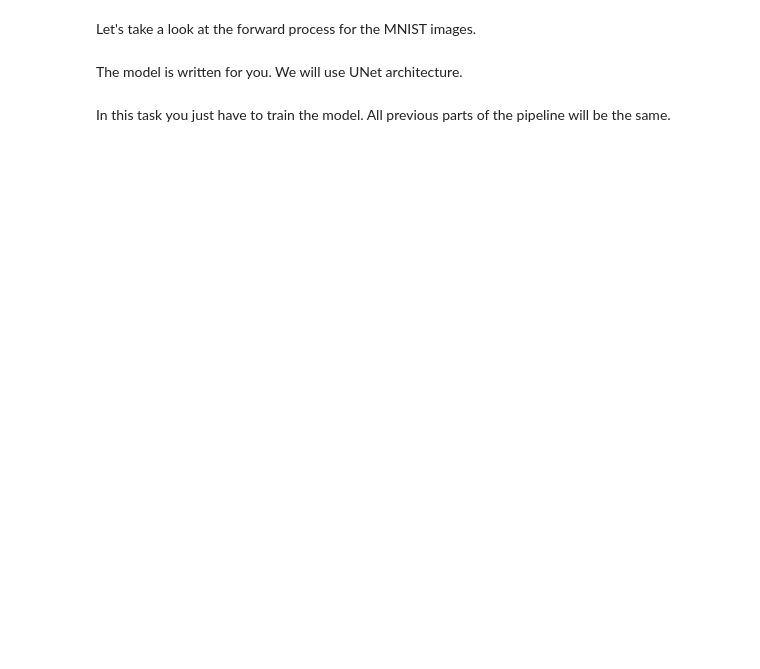
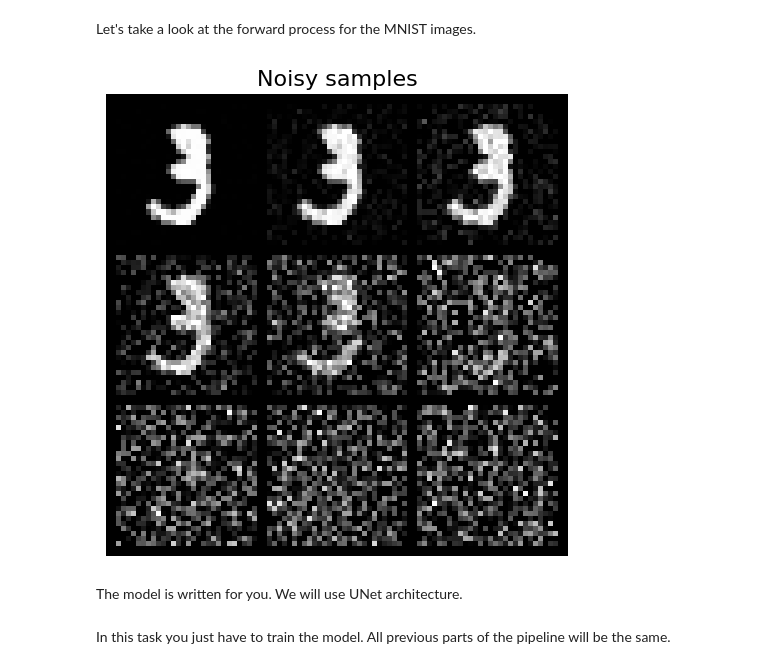
Before and after one commit to ler1223/education-2023-DGM-MIPT-course-, a Jupyter notebook: completedHW/hw6c.ipynb, the cells around one changed output. Cells and saved outputs as stored; diff of their text form; code cells hidden in the pictures; blank space fills up the shorter version.

```diff
--- a/completedHW/hw6c.ipynb
+++ b/completedHW/hw6c.ipynb
@@ -639,20 +678,22 @@ Let's take a look at the forward process for the MNIST images.
 # %%
 T = 1000
 
-fdiff = ForwardDiffusion(num_timesteps=T)
+fdiff = ForwardDiffusion(num_timesteps=T, device="cpu")
 
 timestamps=[0, 50, 100, 200, 300, 500, 600, 800, 999]
 
 plot_n_steps = len(timestamps)
 samples = []
 x0 = train_data[10:11]
 for i, t in enumerate(timestamps):
     x = fdiff.get_samples(x0=torch.from_numpy(x0), t=torch.ones((x0.shape[0], 1)).long() * t)
     samples.append(x.cpu().numpy())
 
 samples = np.concatenate(samples)
 samples = samples * DATA_STD + DATA_MEAN
 show_samples(samples, title="Noisy samples")
+# %% [output]
+[figure, added]
 # %% [markdown]
 The model is written for you. We will use UNet architecture.
 # %%
```
Also changed, not shown: parts of 15 cells of this notebook.
